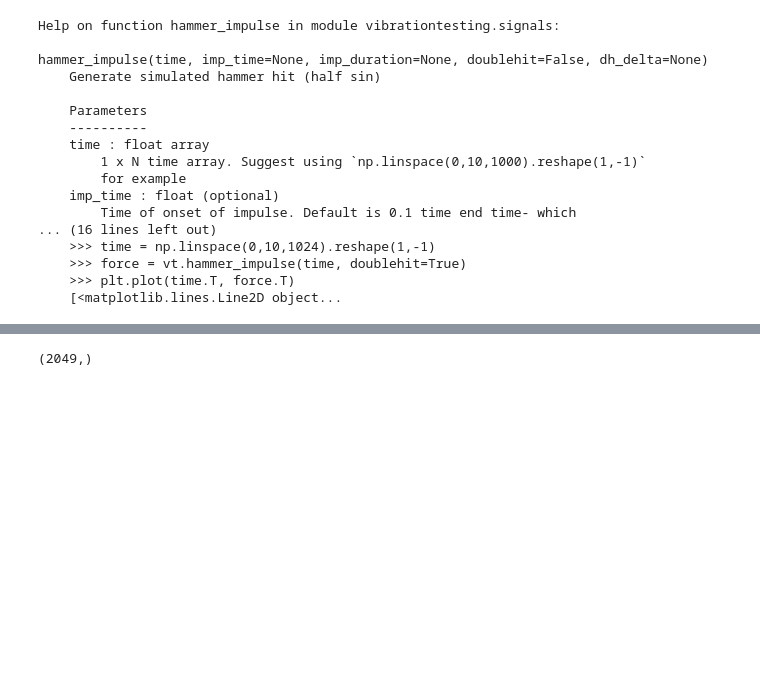
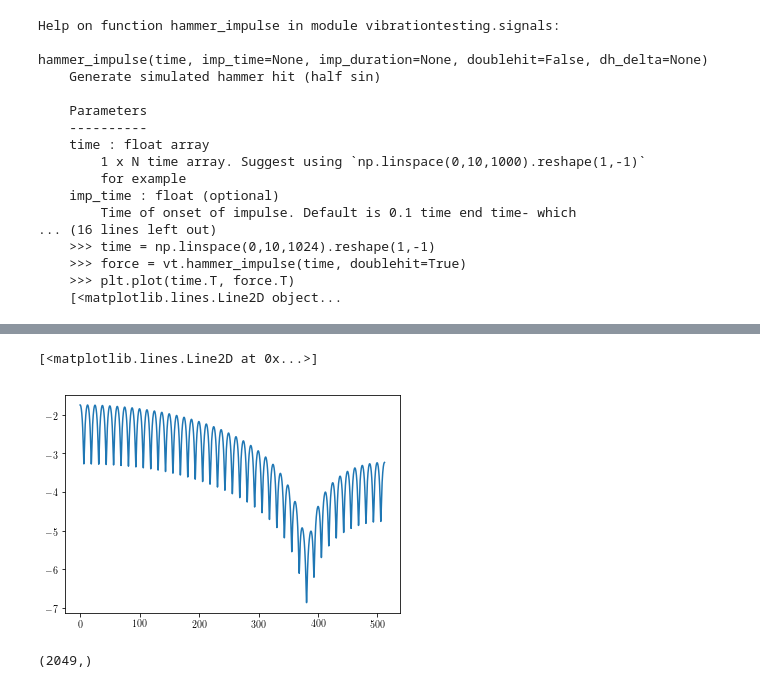
Before and after one commit to Vibration-Testing/vibrationtesting, a Jupyter notebook: JupyterNotebooks/Final_Solution_2017.ipynb, the cells around one changed output, grey strips where cells are left out. Cells and saved outputs as stored; diff of their text form; code cells hidden in the pictures; blank space fills up the shorter version.

```diff
--- a/JupyterNotebooks/Final_Solution_2017.ipynb
+++ b/JupyterNotebooks/Final_Solution_2017.ipynb
@@ -90,0 +98,2 @@ plt.plot(time, yout)
+# %%
+freq, ASD = vt.asd(u, time[1])
@@ -91,3 +104,8 @@ plt.plot(time, yout)
+# %%
+plt.plot(freq, np.log10(ASD.T))
+# %% [output]
+[<matplotlib.lines.Line2D at 0x...>]
+[figure, added]
 # %%
 freq, H1, H2, coh, Hv = vt.frfest(yout, u, time[1], windowname = 'none')
 #help(vt.frfest)
```
Also changed, not shown: parts of 6 cells of this notebook.
